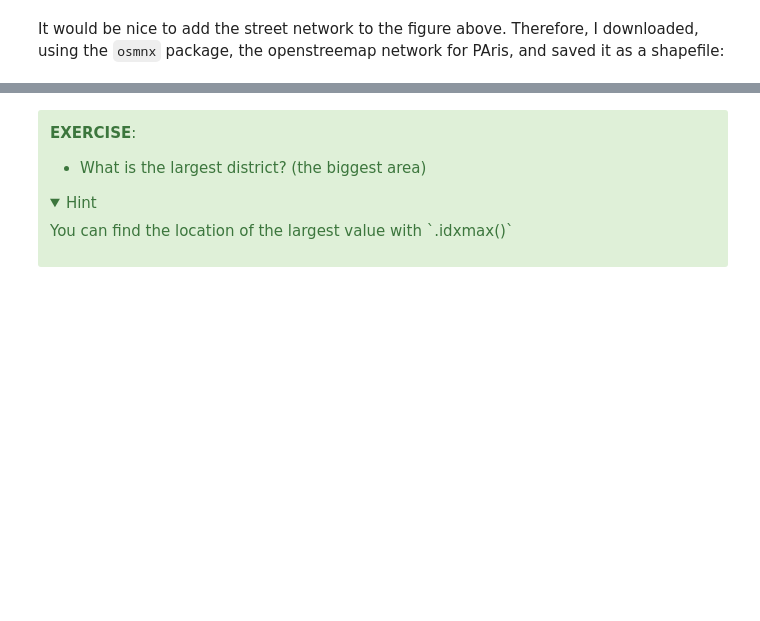
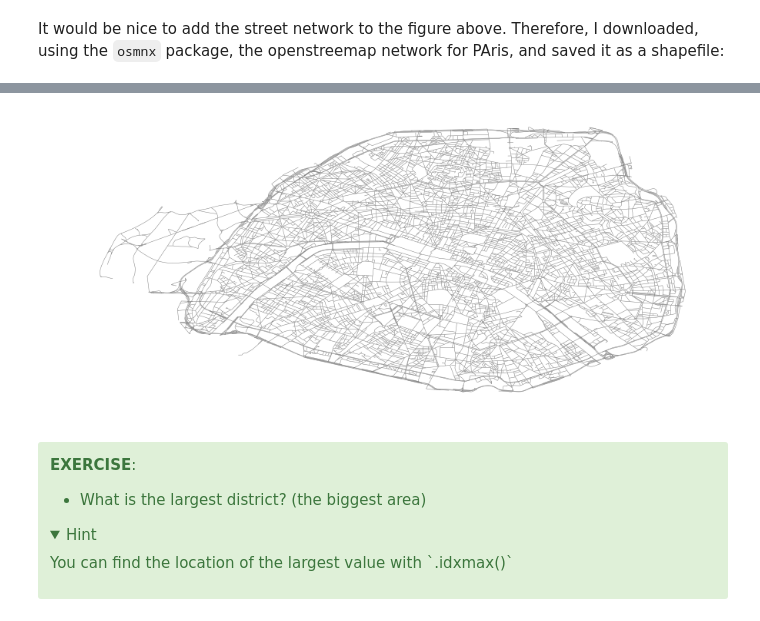
Before and after one commit to doolingdavid/geopandas-tutorial, a Jupyter notebook: 01-introduction-geospatial-data.ipynb, the cells around one changed output, grey strips where cells are left out. Saved outputs shown, nothing was run; the diff lists cells and outputs as text; code cells hidden in the pictures; folded sections open; blank space fills up the shorter version.

```diff
--- a/01-introduction-geospatial-data.ipynb
+++ b/01-introduction-geospatial-data.ipynb
@@ -476,0 +480,2 @@ ox.save_graph_shapefile(G, )
+# %%
+streets = geopandas.read_file('openstreetmap_paris/edges/')
@@ -477,3 +491,9 @@ ox.save_graph_shapefile(G, )
+# %%
+ax = streets.plot(linewidth=0.5, color='grey', figsize=(15,10))
+#stations.plot(ax=ax, markersize=20)
+ax.set_axis_off()
+# %% [output]
+[figure, added]
 # %% [markdown]
 <div class="alert alert-success">
  <b>EXERCISE</b>:
```
Also changed, not shown: parts of 5 cells of this notebook.
